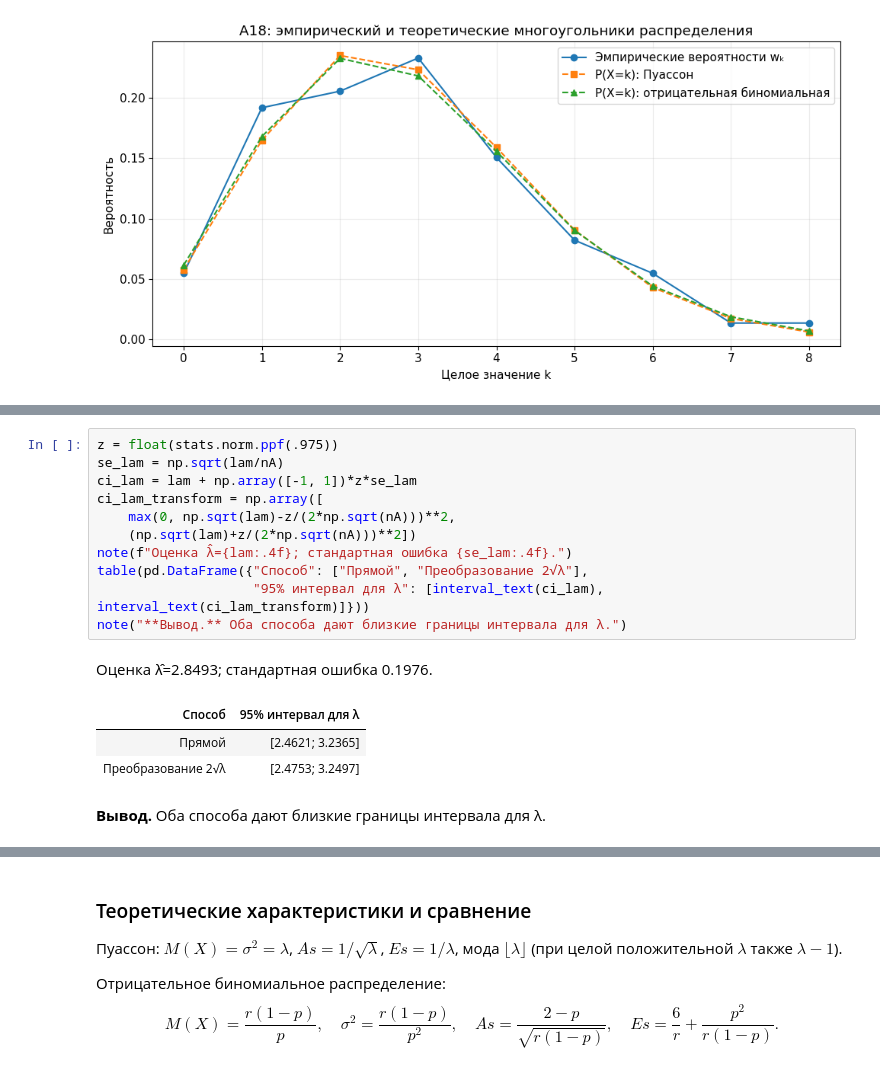
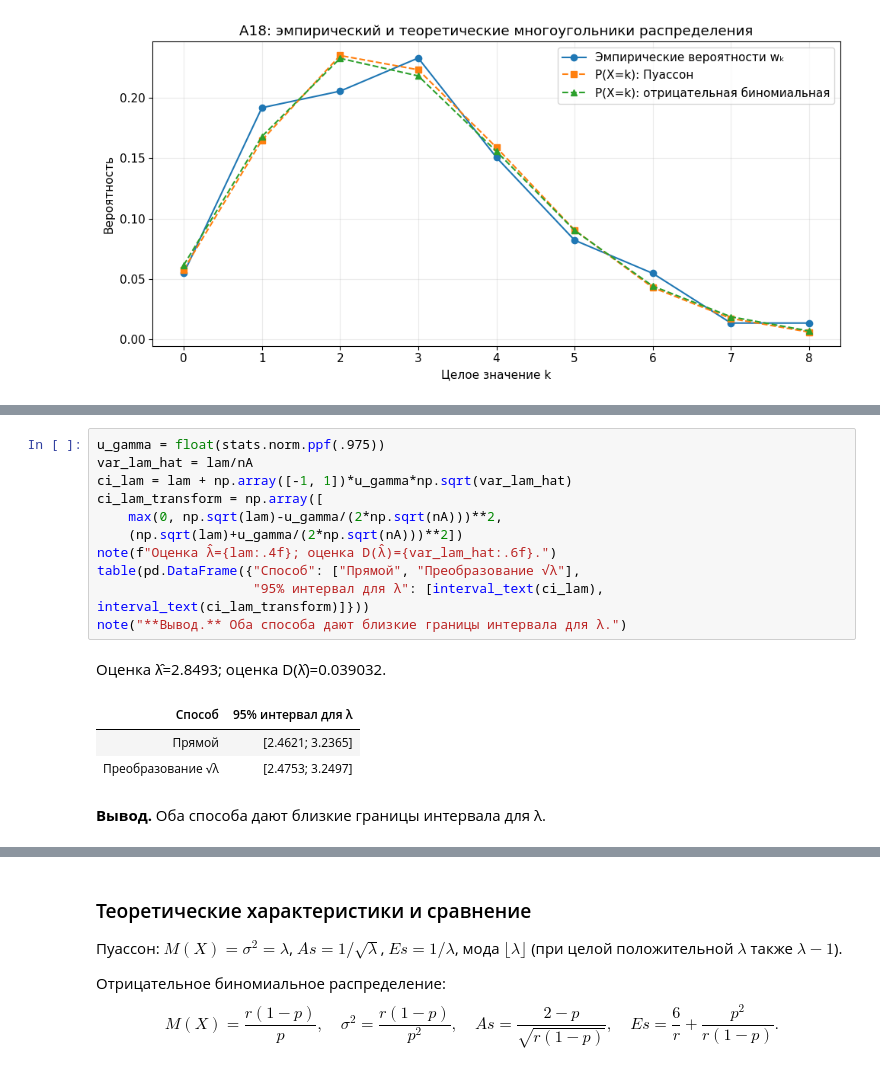
Before and after one commit to Crocron4ik/mathstat_lab1, a Jupyter notebook: mathstat_variant18.ipynb, the cells around one changed output, grey strips where cells are left out. Drawn from its saved outputs; the diff is of its cells as text.

```diff
--- a/mathstat_variant18.ipynb
+++ b/mathstat_variant18.ipynb
@@ -466,19 +487,19 @@ $$
 # %%
-z = float(stats.norm.ppf(.975))
-se_lam = np.sqrt(lam/nA)
-ci_lam = lam + np.array([-1, 1])*z*se_lam
+u_gamma = float(stats.norm.ppf(.975))
+var_lam_hat = lam/nA
+ci_lam = lam + np.array([-1, 1])*u_gamma*np.sqrt(var_lam_hat)
 ci_lam_transform = np.array([
-    max(0, np.sqrt(lam)-z/(2*np.sqrt(nA)))**2,
-    (np.sqrt(lam)+z/(2*np.sqrt(nA)))**2])
-note(f"Оценка λ̂={lam:.4f}; стандартная ошибка {se_lam:.4f}.")
-table(pd.DataFrame({"Способ": ["Прямой", "Преобразование 2√λ"],
+    max(0, np.sqrt(lam)-u_gamma/(2*np.sqrt(nA)))**2,
+    (np.sqrt(lam)+u_gamma/(2*np.sqrt(nA)))**2])
+note(f"Оценка λ̂={lam:.4f}; оценка D(λ̂)={var_lam_hat:.6f}.")
+table(pd.DataFrame({"Способ": ["Прямой", "Преобразование √λ"],
                     "95% интервал для λ": [interval_text(ci_lam), interval_text(ci_lam_transform)]}))
 note("**Вывод.** Оба способа дают близкие границы интервала для λ.")
 # %% [output]
-Оценка λ̂=2.8493; стандартная ошибка 0.1976.
+Оценка λ̂=2.8493; оценка D(λ̂)=0.039032.
 | Способ | 95% интервал для λ |
 | Прямой | [2.4621; 3.2365] |
-| Преобразование 2√λ | [2.4753; 3.2497] |
+| Преобразование √λ | [2.4753; 3.2497] |
 **Вывод.** Оба способа дают близкие границы интервала для λ.
 # %% [markdown]
 #### 2. Отрицательное биномиальное распределение
```
Also changed, not shown: parts of 7 cells of this notebook.
